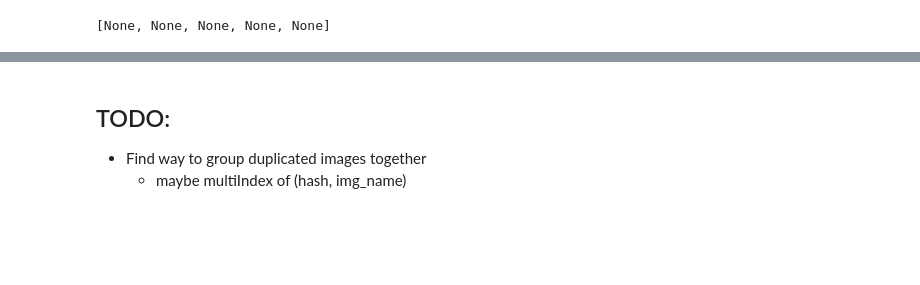
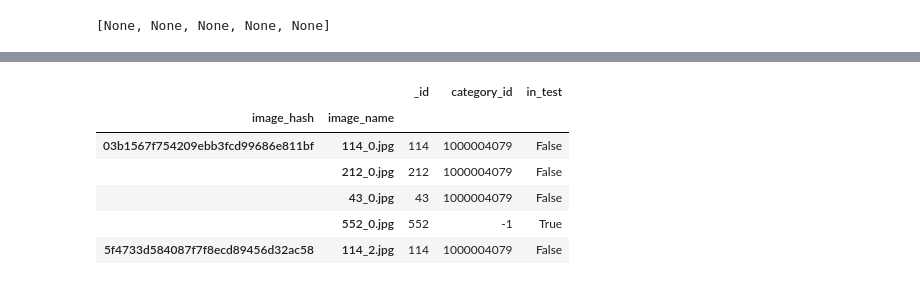
Before and after one commit to bwolfson97/cdiscount_image_classification, a Jupyter notebook: 01_find_duplicates.ipynb, the cells around one changed output, grey strips where cells are left out. Drawn from its saved outputs; the diff is of its cells as text; code cells hidden in the pictures; blank space fills up the shorter version.

```diff
--- a/01_find_duplicates.ipynb
+++ b/01_find_duplicates.ipynb
@@ -263,4 +272,10 @@ Wall time: 133 ms
-# %% [markdown]
-## TODO:
-- Find way to group duplicated images together
-    - maybe multiIndex of (hash, img_name)
+# %%
+multiple_categories_df.head()
+# %% [output]
+|  |  | _id | category_id | in_test |
+| image_hash | image_name |  |  |  |
+| 03b1567f754209ebb3fcd99686e811bf | 114_0.jpg | 114 | 1000004079 | False |
+|  | 212_0.jpg | 212 | 1000004079 | False |
+|  | 43_0.jpg | 43 | 1000004079 | False |
+|  | 552_0.jpg | 552 | -1 | True |
+| 5f4733d584087f7f8ecd89456d32ac58 | 114_2.jpg | 114 | 1000004079 | False |
```
Also changed, not shown: parts of 21 cells of this notebook, 2 other files.
